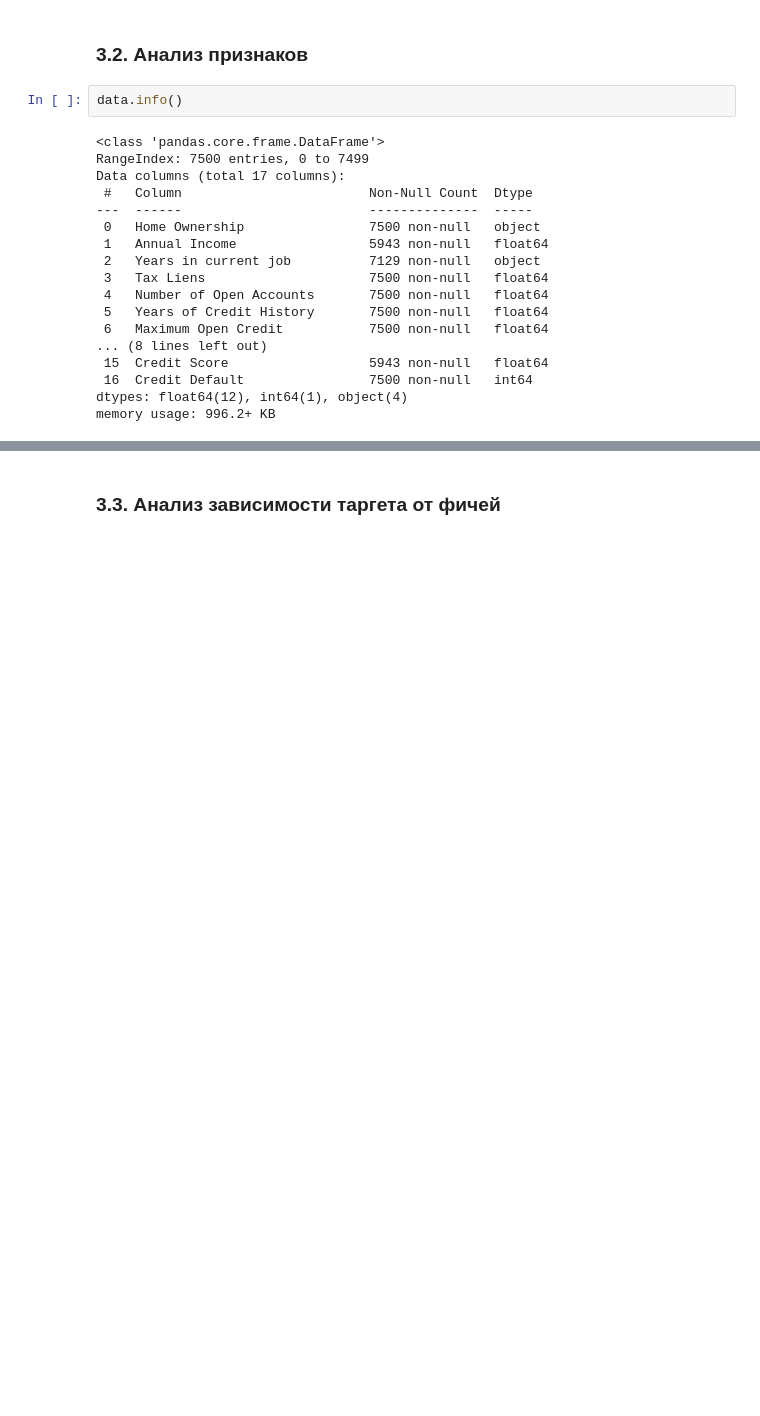
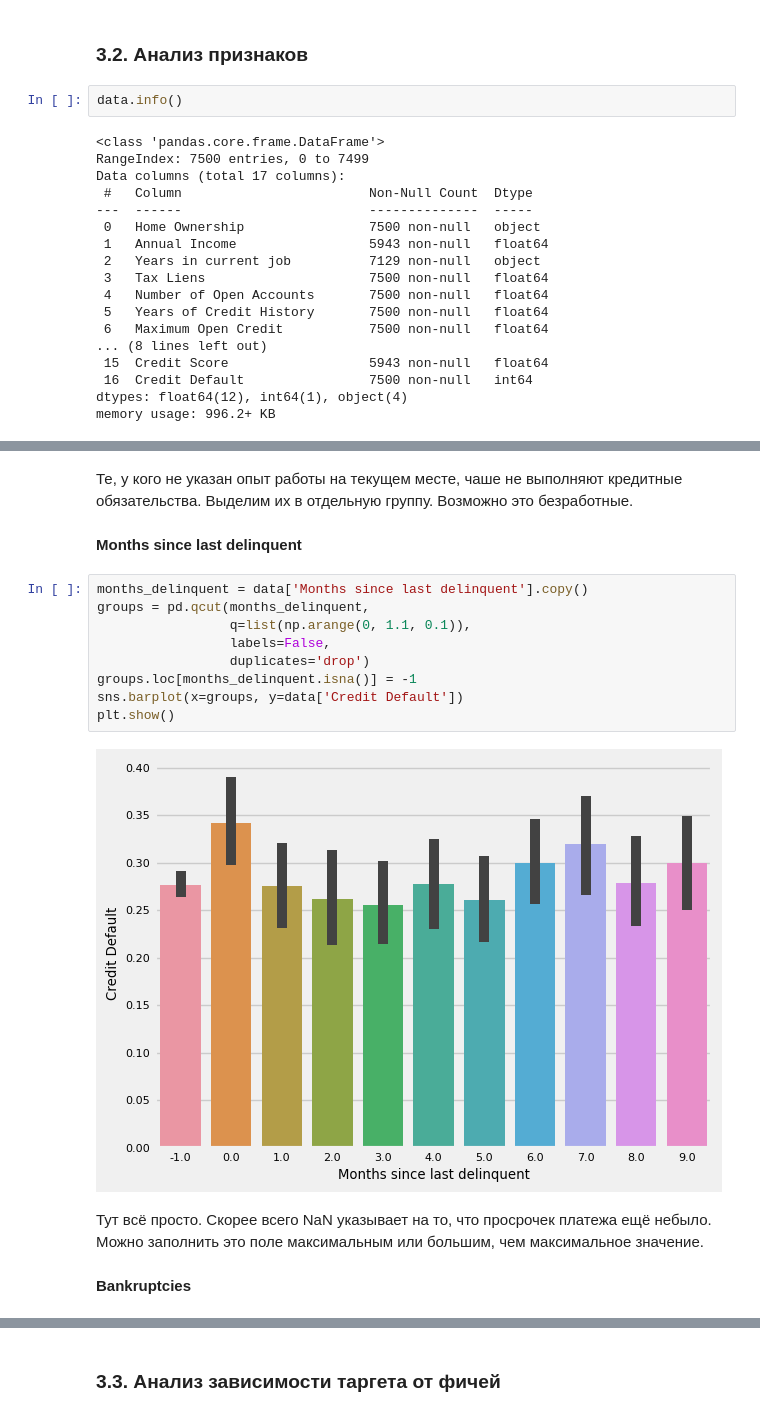
Before and after one commit to Andrey-Patrakov/Python_data_libraries, a Jupyter notebook: Курсовой проект (часть 2)/Project 2.ipynb, the cells around one changed output, grey strips where cells are left out. Cells and saved outputs as stored; diff of their text form; blank space fills up the shorter version.

```diff
--- a/Курсовой проект (часть 2)/Project 2.ipynb
+++ b/Курсовой проект (часть 2)/Project 2.ipynb
@@ -166,0 +152,19 @@ Credit Default: 2
+# %% [markdown]
+Те, у кого не указан опыт работы на текущем месте, чаше не выполняют кредитные обязательства. Выделим их в отдельную группу. Возможно это безработные.
+# %% [markdown]
+**Months since last delinquent**
+# %%
+months_delinquent = data['Months since last delinquent'].copy()
+groups = pd.qcut(months_delinquent,
+                 q=list(np.arange(0, 1.1, 0.1)),
+                 labels=False,
+                 duplicates='drop')
+groups.loc[months_delinquent.isna()] = -1
+sns.barplot(x=groups, y=data['Credit Default'])
+plt.show()
+# %% [output]
+[figure, added]
+# %% [markdown]
+Тут всё просто. Скорее всего NaN указывает на то, что просрочек платежа ещё небыло. Можно заполнить это поле максимальным или большим, чем максимальное значение.
+# %% [markdown]
+**Bankruptcies**
```
Also changed, not shown: parts of 41 cells of this notebook.
